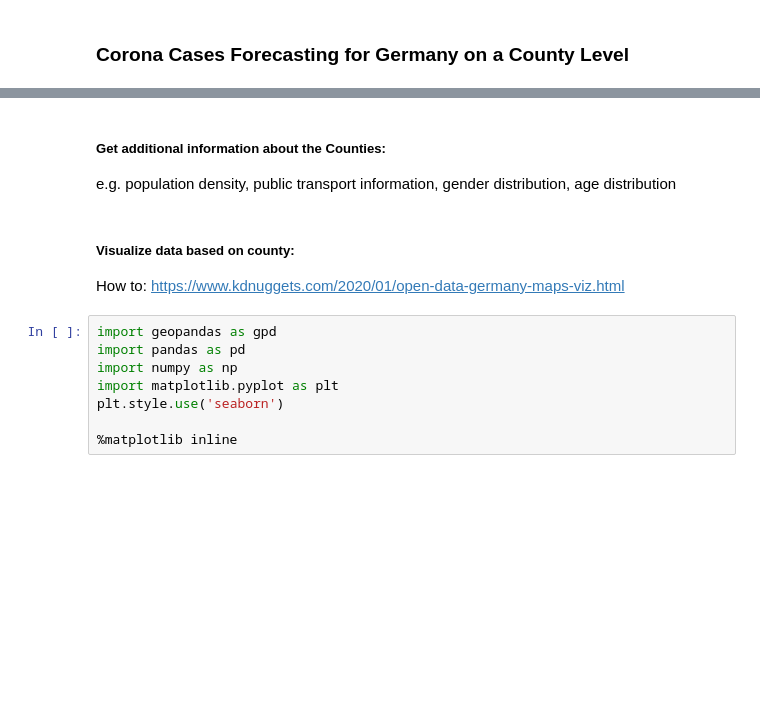
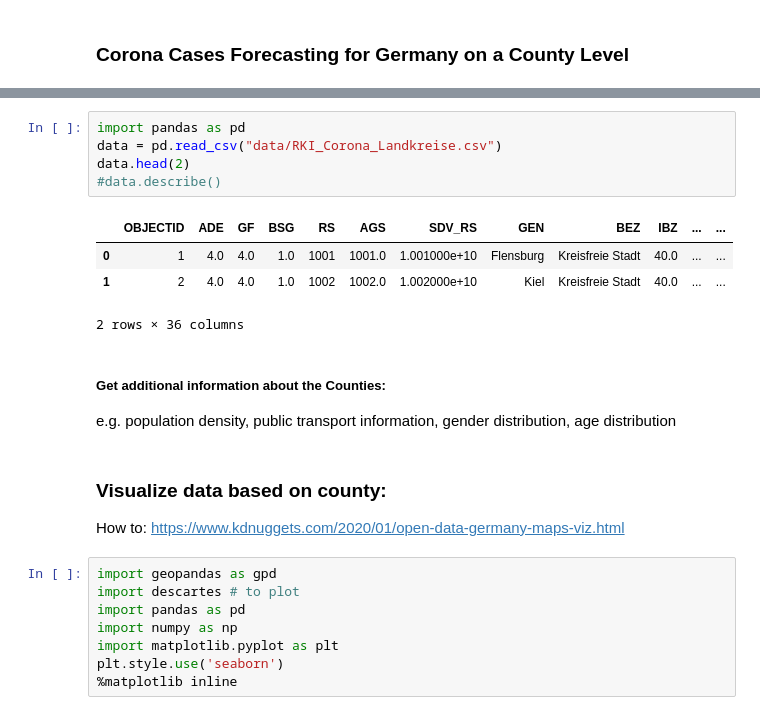
Before and after one commit to paulttt/SARS-CoV-2, a Jupyter notebook: Visualization.ipynb, the cells around one changed output, grey strips where cells are left out. Saved outputs shown, nothing was run; the diff lists cells and outputs as text; blank space fills up the shorter version.

```diff
--- a/Visualization.ipynb
+++ b/Visualization.ipynb
@@ -8,14 +11,24 @@ county_name | date | n_infected | n_recovered | n_deaths
+# %%
+import pandas as pd
+data = pd.read_csv("data/RKI_Corona_Landkreise.csv")
+data.head(2)
+#data.describe()
+# %% [output]
+|  | OBJECTID | ADE | GF | BSG | RS | AGS | SDV_RS | GEN | BEZ | IBZ | ... | ... |
+| 0 | 1 | 4.0 | 4.0 | 1.0 | 1001 | 1001.0 | 1.001000e+10 | Flensburg | Kreisfreie Stadt | 40.0 | ... | ... |
+| 1 | 2 | 4.0 | 4.0 | 1.0 | 1002 | 1002.0 | 1.002000e+10 | Kiel | Kreisfreie Stadt | 40.0 | ... | ... |
+2 rows × 36 columns
 # %% [markdown]
 ##### Get additional information about the Counties:
 e.g. population density, public transport information, gender distribution, age distribution
 # %% [markdown]
-##### Visualize data based on county:
+### Visualize data based on county:
 How to: https://www.kdnuggets.com/2020/01/open-data-germany-maps-viz.html
 # %%
 import geopandas as gpd
+import descartes # to plot
 import pandas as pd
 import numpy as np
 import matplotlib.pyplot as plt
 plt.style.use('seaborn')
-
 %matplotlib inline
```
Also changed, not shown: parts of 9 cells of this notebook, 1 other file.
